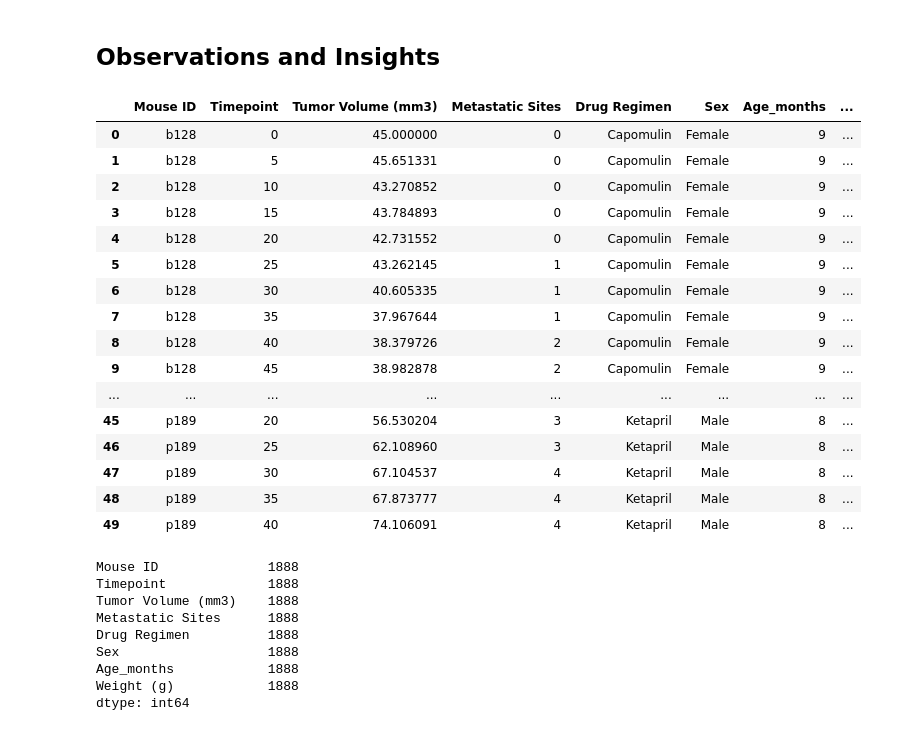
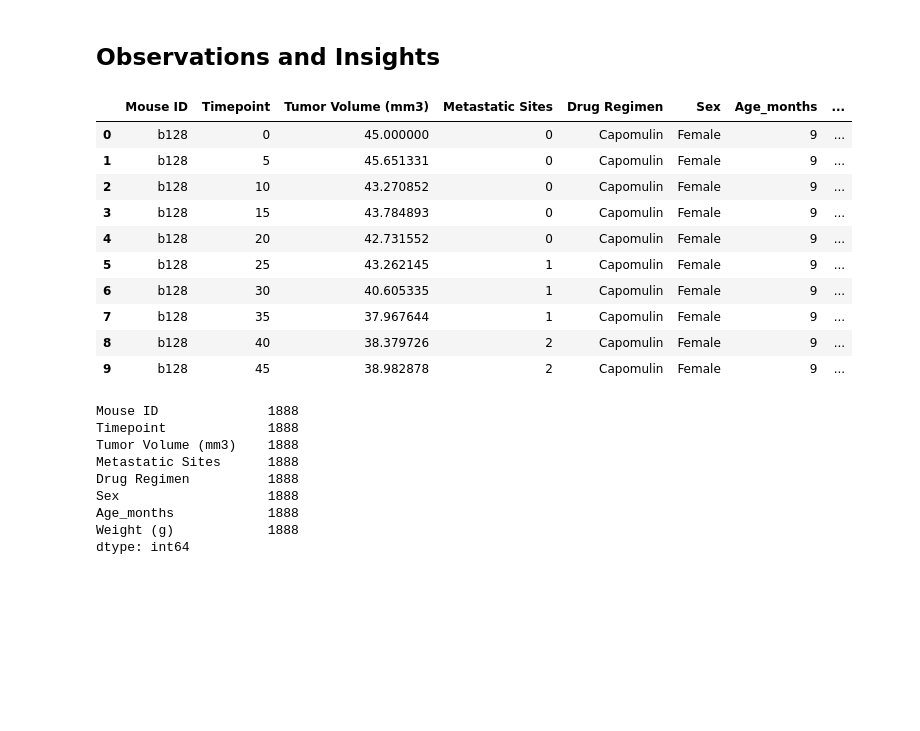
Before and after one commit to rmaher314/HW5_Matplotlib, a Jupyter notebook: pymaceuticals_starter.ipynb, the cells around one changed output. Cells and saved outputs as stored; diff of their text form; code cells hidden in the pictures; blank space fills up the shorter version.

```diff
--- a/pymaceuticals_starter.ipynb
+++ b/pymaceuticals_starter.ipynb
@@ -7,39 +7,35 @@ import matplotlib.pyplot as plt
 import pandas as pd
 import scipy.stats as st
 import numpy as np
+#import seaborn as sns
+
 
 # Study data files
 mouse_metadata_path = "Resources/Mouse_metadata.csv"
 study_results_path = "Resources/Study_results.csv"
 
 # Read the mouse data and the study results
 mouse_metadata = pd.read_csv(mouse_metadata_path)
 study_results = pd.read_csv(study_results_path)
 
 # Combine the data into a single dataset
 overall_mouse_data_df = pd.merge(study_results, mouse_metadata,
                                  how='outer', on='Mouse ID')
 
 # Display the data table for preview
 #mouse_metadata.count()
 #study_results.count()
-overall_mouse_data_df.head(50)
+overall_mouse_data_df.head(10)
 # %% [output]
 |  | Mouse ID | Timepoint | Tumor Volume (mm3) | Metastatic Sites | Drug Regimen | Sex | Age_months | ... |
 | 0 | b128 | 0 | 45.000000 | 0 | Capomulin | Female | 9 | ... |
 | 1 | b128 | 5 | 45.651331 | 0 | Capomulin | Female | 9 | ... |
 | 2 | b128 | 10 | 43.270852 | 0 | Capomulin | Female | 9 | ... |
 | 3 | b128 | 15 | 43.784893 | 0 | Capomulin | Female | 9 | ... |
 | 4 | b128 | 20 | 42.731552 | 0 | Capomulin | Female | 9 | ... |
 | 5 | b128 | 25 | 43.262145 | 1 | Capomulin | Female | 9 | ... |
 | 6 | b128 | 30 | 40.605335 | 1 | Capomulin | Female | 9 | ... |
 | 7 | b128 | 35 | 37.967644 | 1 | Capomulin | Female | 9 | ... |
 | 8 | b128 | 40 | 38.379726 | 2 | Capomulin | Female | 9 | ... |
 | 9 | b128 | 45 | 38.982878 | 2 | Capomulin | Female | 9 | ... |
-| ... | ... | ... | ... | ... | ... | ... | ... | ... |
-| 45 | p189 | 20 | 56.530204 | 3 | Ketapril | Male | 8 | ... |
-| 46 | p189 | 25 | 62.108960 | 3 | Ketapril | Male | 8 | ... |
-| 47 | p189 | 30 | 67.104537 | 4 | Ketapril | Male | 8 | ... |
-| 48 | p189 | 35 | 67.873777 | 4 | Ketapril | Male | 8 | ... |
-| 49 | p189 | 40 | 74.106091 | 4 | Ketapril | Male | 8 | ... |
 # %%
```
Also changed, not shown: parts of 15 cells of this notebook.
